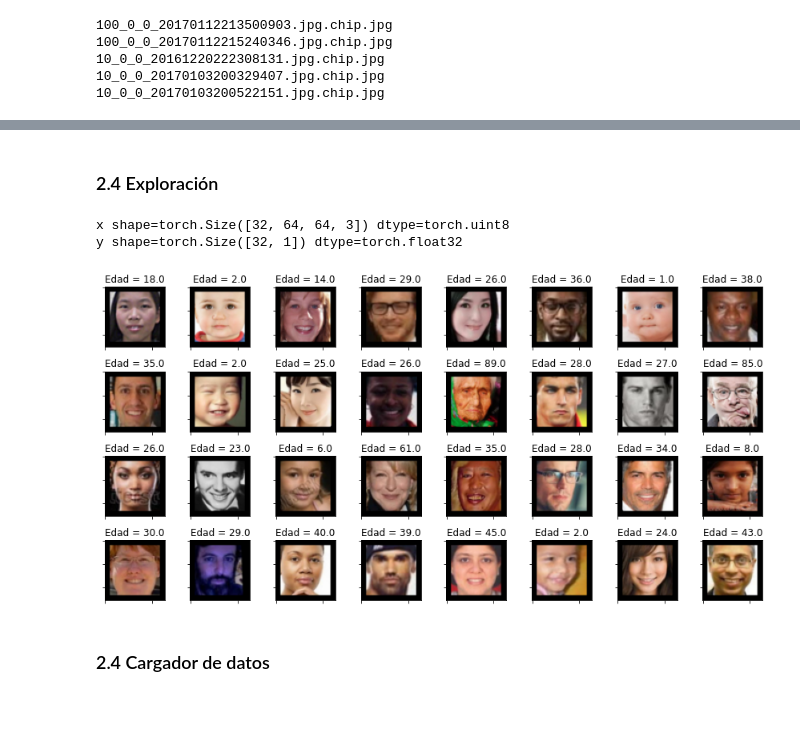
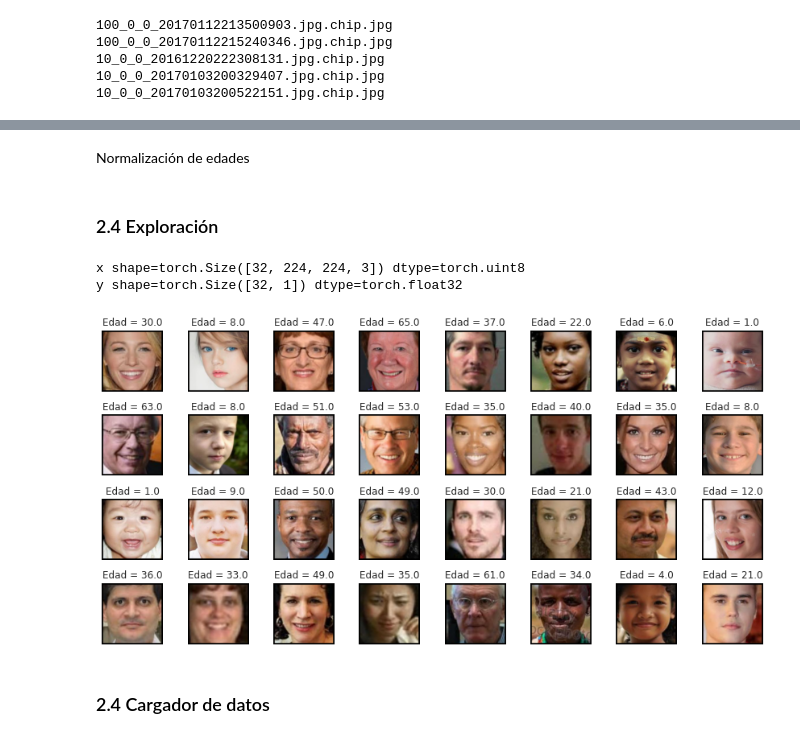
Before and after one commit to JorgeTonatiuh/aprendizaje_profundo_tarea_2, a Jupyter notebook: prediccion_edades.ipynb, the cells around one changed output, grey strips where cells are left out. Saved outputs shown, nothing was run; the diff lists cells and outputs as text; code cells hidden in the pictures; blank space fills up the shorter version.

```diff
--- a/prediccion_edades.ipynb
+++ b/prediccion_edades.ipynb
@@ -171,0 +244,17 @@ X_trn, X_tst, y_trn, y_tst = train_test_split(X_smpls, y_smpls, test_size=0.2, r
+# %%
+x_trn, y_trn = [], []
+x_val, y_val = [], []
+
+by_class = df_data.groupby('age')
+for group, data in by_class:
+  imgs = data['name'].values.tolist()
+  ages = data['age'].values.tolist()
+  x_tr, x_ts, y_tr, y_ts = train_test_split(imgs, ages, test_size=0.2, random_state=42)
+  x_trn.extend(x_tr)
+  y_trn.extend(y_tr)
+  x_val.extend(x_ts)
+  y_val.extend(y_ts)
+# %%
+print("Ejemplos en Entrenamiento: ",len(x_trn))
+sns.set_theme()
+sns.displot(y_trn,kde=True, bins=30)
@@ -171,0 +265,4 @@ X_trn, X_tst, y_trn, y_tst = train_test_split(X_smpls, y_smpls, test_size=0.2, r
+# %%
+print("Ejemplos en Validacion: ",len(x_val))
+sns.set_theme()
+sns.displot(y_val,kde=True, bins=30)
@@ -172,21 +273,27 @@ X_trn, X_tst, y_trn, y_tst = train_test_split(X_smpls, y_smpls, test_size=0.2, r
+# %% [markdown]
+Normalización de edades
 # %%
 class FacesDS:
 
     def __init__(self, root, tsfm, subset):
 
         # validamos argumentos
-        if subset not in {'trn', 'tst'}:
+        if subset not in {'trn', 'val'}:
             ValueError(f'invalid value for subset={subset}')
 
         # guardamos la tranformación para las imágenes
         self.tsfm = tsfm
 
         # nombre de imagenes
-        names = X_trn
-        target = y_trn
-        if subset == 'tst':
-          names = X_tst
-          target = y_tst
+        names = []
+        target = []
+        if subset == 'trn':
+          names = x_trn
+          target = y_trn
+
+        if subset == 'val':
+          names = x_val
+          target = y_val
 
         # lista con las rutas a las imágenes
         self.paths = []
@@ -221,35 +328,35 @@ class FacesDS:
 ### 2.4 Exploración
 # %%
 tsfm = transforms.Compose([
-    # recortamos al centro a 240x240
-    transforms.CenterCrop(240),
-    # redimensionamos a 64x64
+    # recortamos al centro a 224x224
+    transforms.CenterCrop(IMG_CORP),
+    # redimensionamos a 224x224
     transforms.Resize(IMG_SIZE),
     # convertimos a ndarray
     np.array
 ])
 
 ds = FacesDS(data_dir, tsfm, 'trn')
 
 dl = DataLoader(
     # conjunto
     ds,
     # tamaño del lote
     batch_size=BATCH_SIZE,
     # desordenar
     shuffle=True
 )
 
 # desplegamos un lote de imágenes
 x, y = next(iter(dl))
 print(f'x shape={x.shape} dtype={x.dtype}')
 print(f'y shape={y.shape} dtype={y.dtype}')
 titles = [f'Edad = {l.item()}' for l in y]
 display_grid(x, titles, ROWS, COLS)
 # %% [output]
-x shape=torch.Size([32, 64, 64, 3]) dtype=torch.uint8
+x shape=torch.Size([32, 224, 224, 3]) dtype=torch.uint8
 y shape=torch.Size([32, 1]) dtype=torch.float32
-[figure, old version]
+[figure, new version]
 # %% [markdown]
 ### 2.4 Cargador de datos
 # %% [markdown]
```
Also changed, not shown: parts of 89 cells of this notebook.
